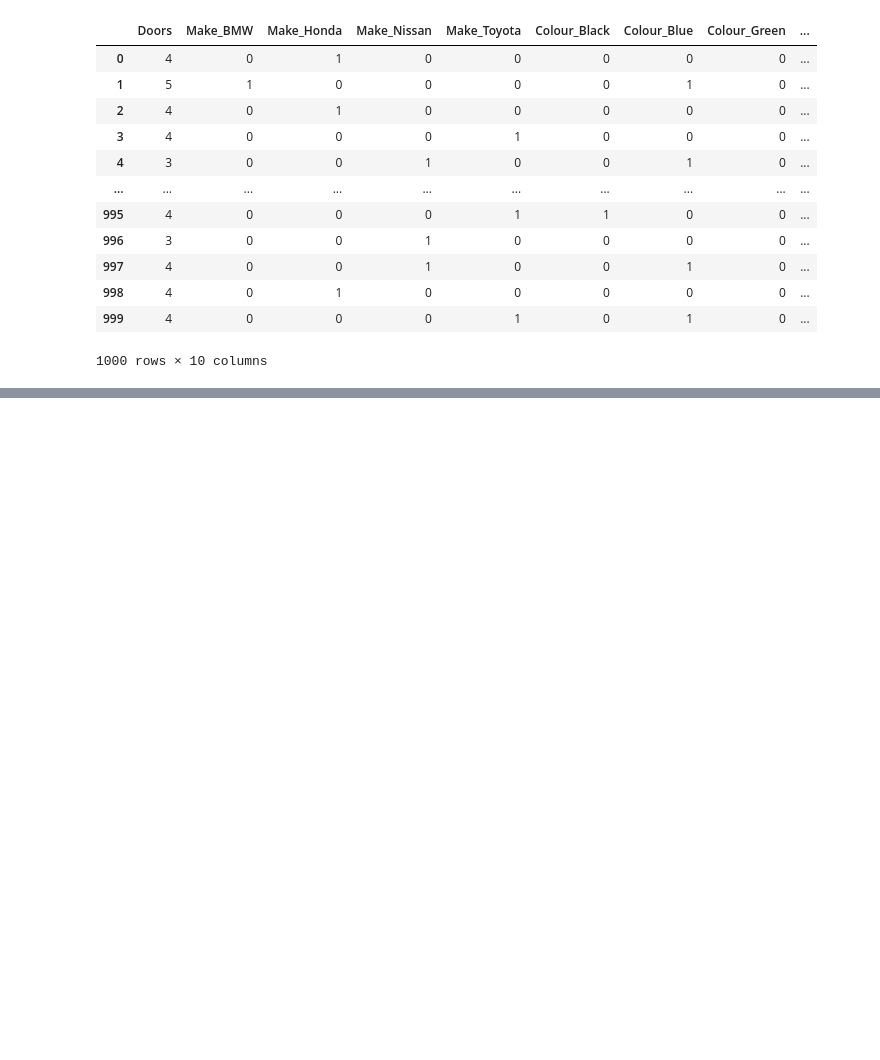
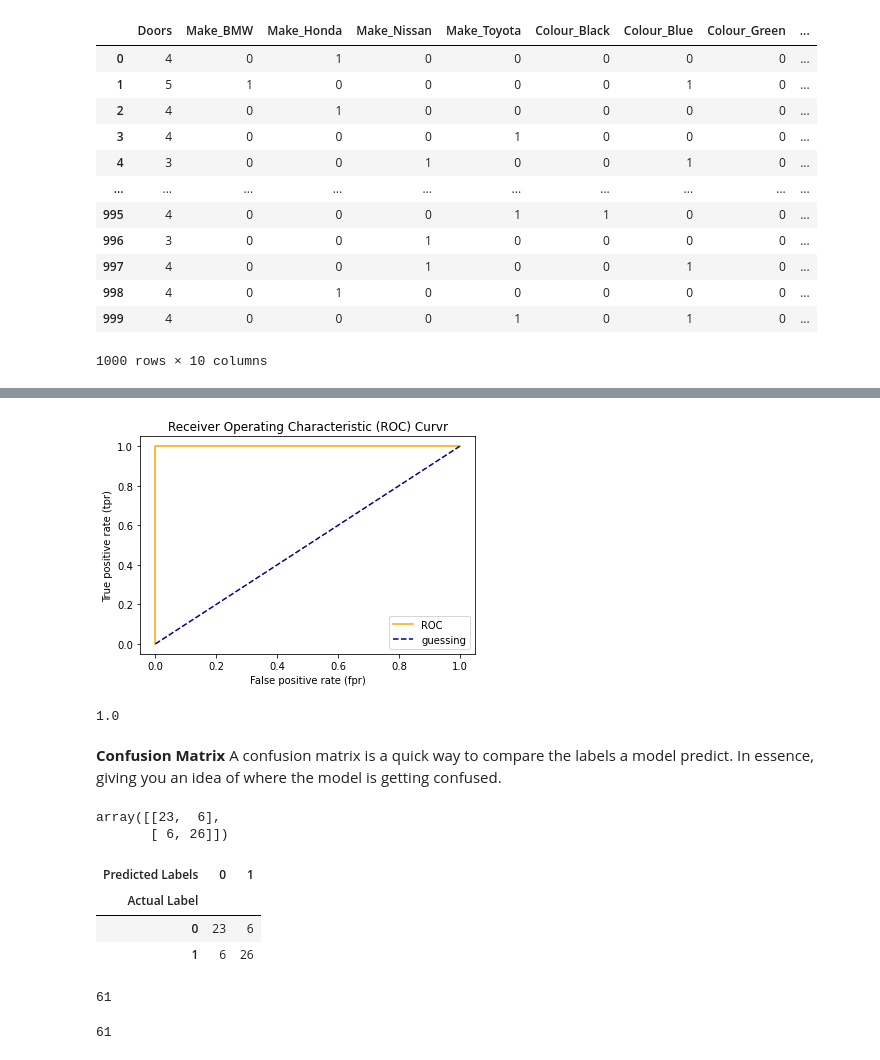
Before and after one commit to Pedrobertuola/Complete-Machine-Learning-Data-Science-Bootcamp-2021, a Jupyter notebook: introduction-to-scikit-learn_1.ipynb, the cells around one changed output, grey strips where cells are left out. Cells and saved outputs as stored; diff of their text form; code cells hidden in the pictures; blank space fills up the shorter version.

```diff
--- a/introduction-to-scikit-learn_1.ipynb
+++ b/introduction-to-scikit-learn_1.ipynb
@@ -199,0 +1029,42 @@ model.score(X_test, y_test)
+# %%
+#Plot perfect ROC curve and AUC score
+fpr, tpr, thresholds = roc_curve(y_test, y_test)
+plot_roc_curve(fpr, tpr)
+# %% [output]
+[figure, added]
+# %%
+#Perfect AUC score
+roc_auc_score(y_test,  y_test)
+# %% [output]
+1.0
+# %% [markdown]
+**Confusion Matrix**
+A confusion matrix is a quick way to compare the labels a model predict.
+In essence, giving you an idea of where the model is getting confused.
+# %%
+from sklearn.metrics import confusion_matrix
+
+y_preds = clf.predict(X_test)
+
+confusion_matrix(y_test, y_preds)
+# %% [output]
+array([[23,  6],
+       [ 6, 26]])
+# %%
+#Visualize confusion matrix with pd.crosstab()
+pd.crosstab(y_test, y_preds,
+           rownames=['Actual Label'],
+           colnames=['Predicted Labels'])
+# %% [output]
+| Predicted Labels | 0 | 1 |
+| Actual Label |  |  |
+| 0 | 23 | 6 |
+| 1 | 6 | 26 |
+# %%
+22+7+8+24
+# %% [output]
+61
+# %%
+    len(X_test)
+# %% [output]
+61
```
Also changed, not shown: parts of 171 cells of this notebook, 9 other files.
